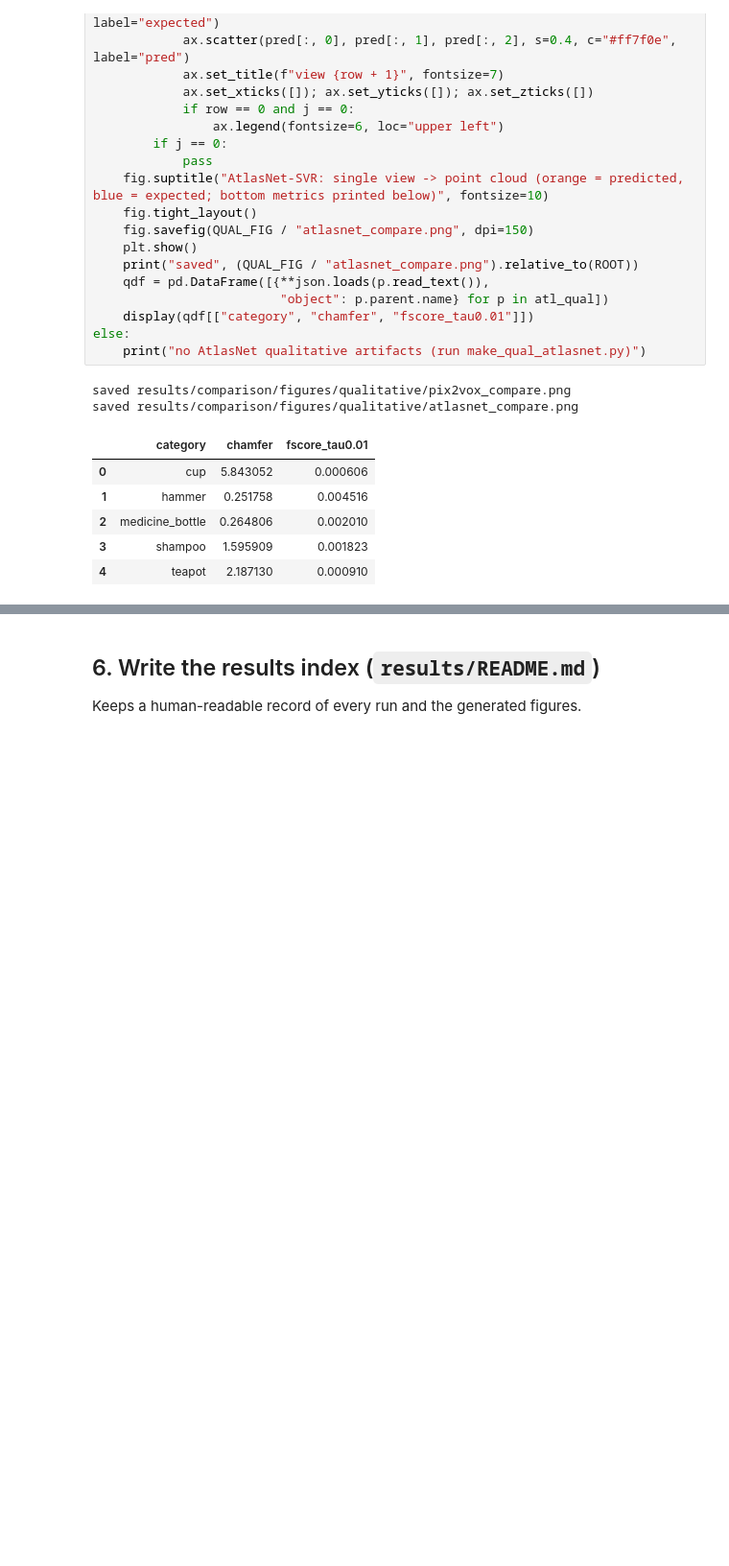
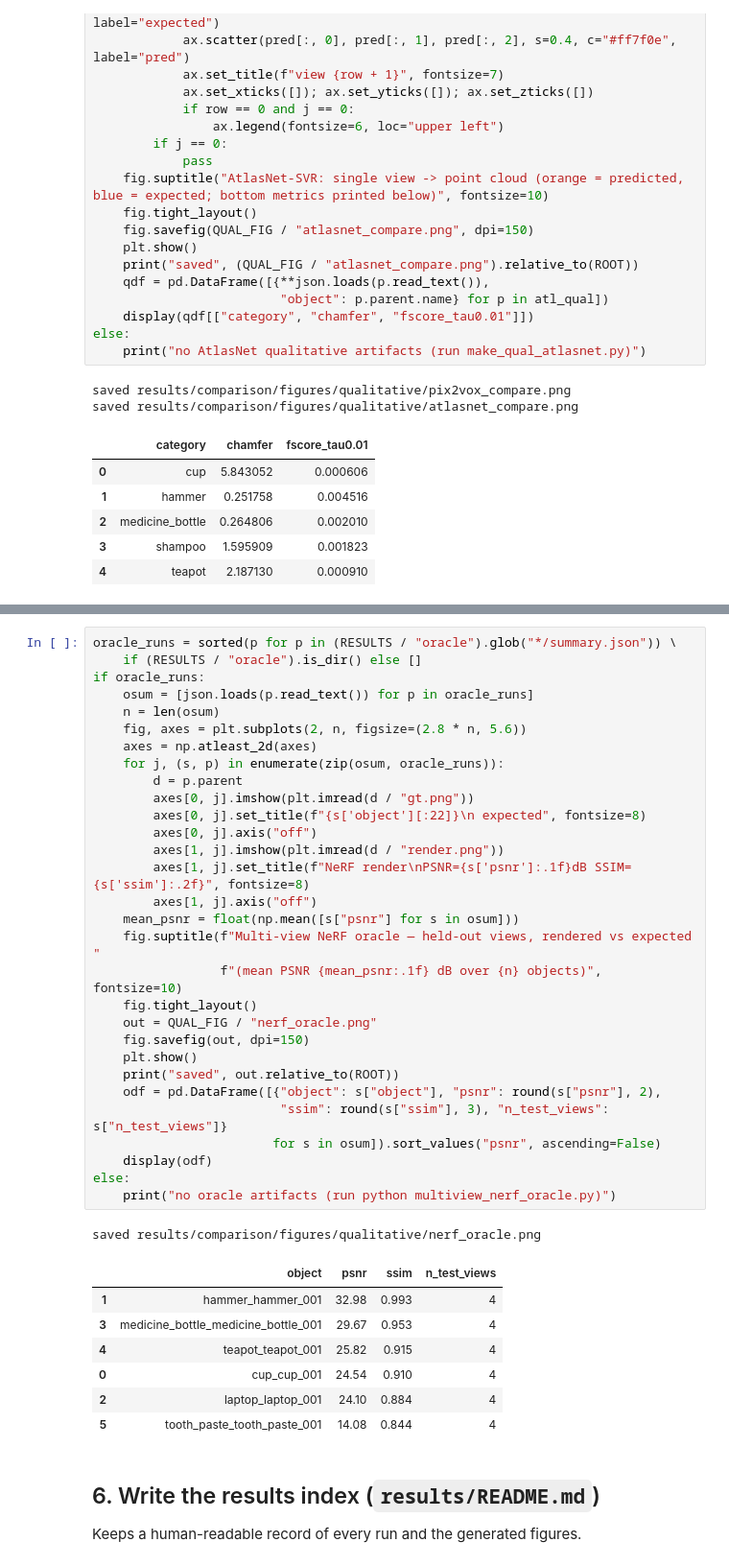
Before and after one commit to NoureldinAbdelrahman/home-omni3d, a Jupyter notebook: notebooks/dataset_analysis.ipynb, the cells around one changed output, grey strips where cells are left out. Shown at 96% size. Cells and saved outputs as stored; diff of their text form; blank space fills up the shorter version.

```diff
--- a/notebooks/dataset_analysis.ipynb
+++ b/notebooks/dataset_analysis.ipynb
@@ -714,3 +721,42 @@ saved results/comparison/figures/qualitative/atlasnet_compare.png
+# %%
+oracle_runs = sorted(p for p in (RESULTS / "oracle").glob("*/summary.json")) \
+    if (RESULTS / "oracle").is_dir() else []
+if oracle_runs:
+    osum = [json.loads(p.read_text()) for p in oracle_runs]
+    n = len(osum)
+    fig, axes = plt.subplots(2, n, figsize=(2.8 * n, 5.6))
+    axes = np.atleast_2d(axes)
+    for j, (s, p) in enumerate(zip(osum, oracle_runs)):
+        d = p.parent
+        axes[0, j].imshow(plt.imread(d / "gt.png"))
+        axes[0, j].set_title(f"{s['object'][:22]}\n expected", fontsize=8)
+        axes[0, j].axis("off")
+        axes[1, j].imshow(plt.imread(d / "render.png"))
+        axes[1, j].set_title(f"NeRF render\nPSNR={s['psnr']:.1f}dB SSIM={s['ssim']:.2f}", fontsize=8)
+        axes[1, j].axis("off")
+    mean_psnr = float(np.mean([s["psnr"] for s in osum]))
+    fig.suptitle(f"Multi-view NeRF oracle — held-out views, rendered vs expected "
+                 f"(mean PSNR {mean_psnr:.1f} dB over {n} objects)", fontsize=10)
+    fig.tight_layout()
+    out = QUAL_FIG / "nerf_oracle.png"
+    fig.savefig(out, dpi=150)
+    plt.show()
+    print("saved", out.relative_to(ROOT))
+    odf = pd.DataFrame([{"object": s["object"], "psnr": round(s["psnr"], 2),
+                         "ssim": round(s["ssim"], 3), "n_test_views": s["n_test_views"]}
+                        for s in osum]).sort_values("psnr", ascending=False)
+    display(odf)
+else:
+    print("no oracle artifacts (run python multiview_nerf_oracle.py)")
+# %% [output]
+saved results/comparison/figures/qualitative/nerf_oracle.png
+|  | object | psnr | ssim | n_test_views |
+| 1 | hammer_hammer_001 | 32.98 | 0.993 | 4 |
+| 3 | medicine_bottle_medicine_bottle_001 | 29.67 | 0.953 | 4 |
+| 4 | teapot_teapot_001 | 25.82 | 0.915 | 4 |
+| 0 | cup_cup_001 | 24.54 | 0.910 | 4 |
+| 2 | laptop_laptop_001 | 24.10 | 0.884 | 4 |
+| 5 | tooth_paste_tooth_paste_001 | 14.08 | 0.844 | 4 |
 # %% [markdown]
 ## 6. Write the results index (`results/README.md`)
 
```
Also changed, not shown: parts of 2 cells of this notebook, 13 other files.
